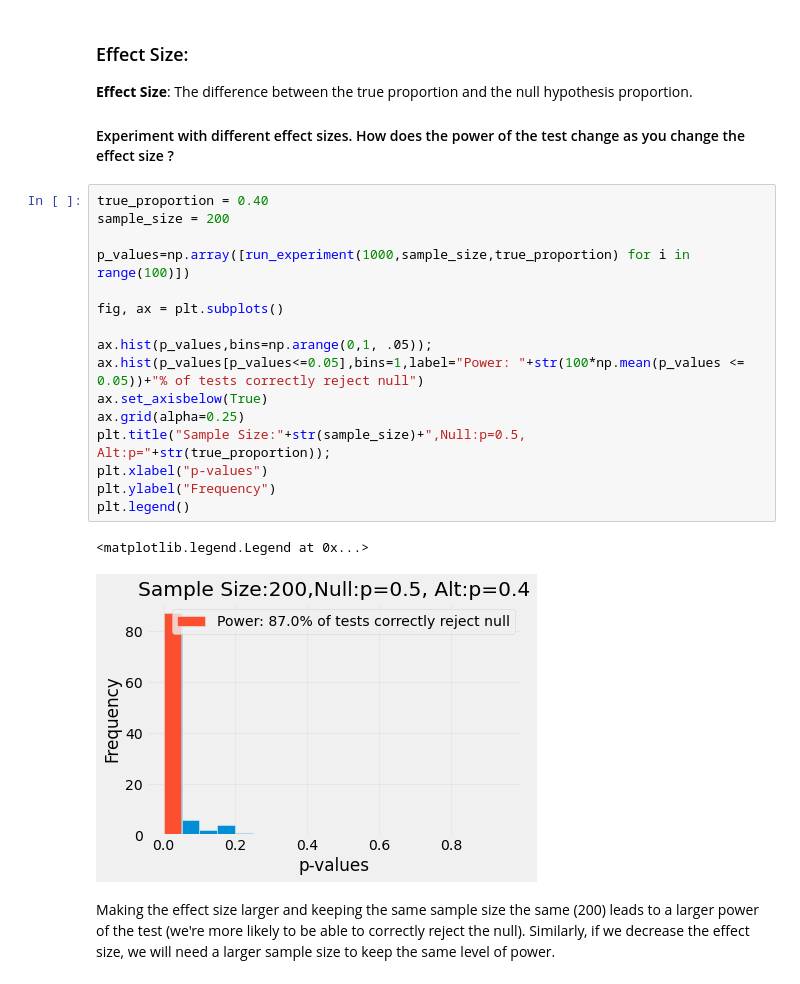
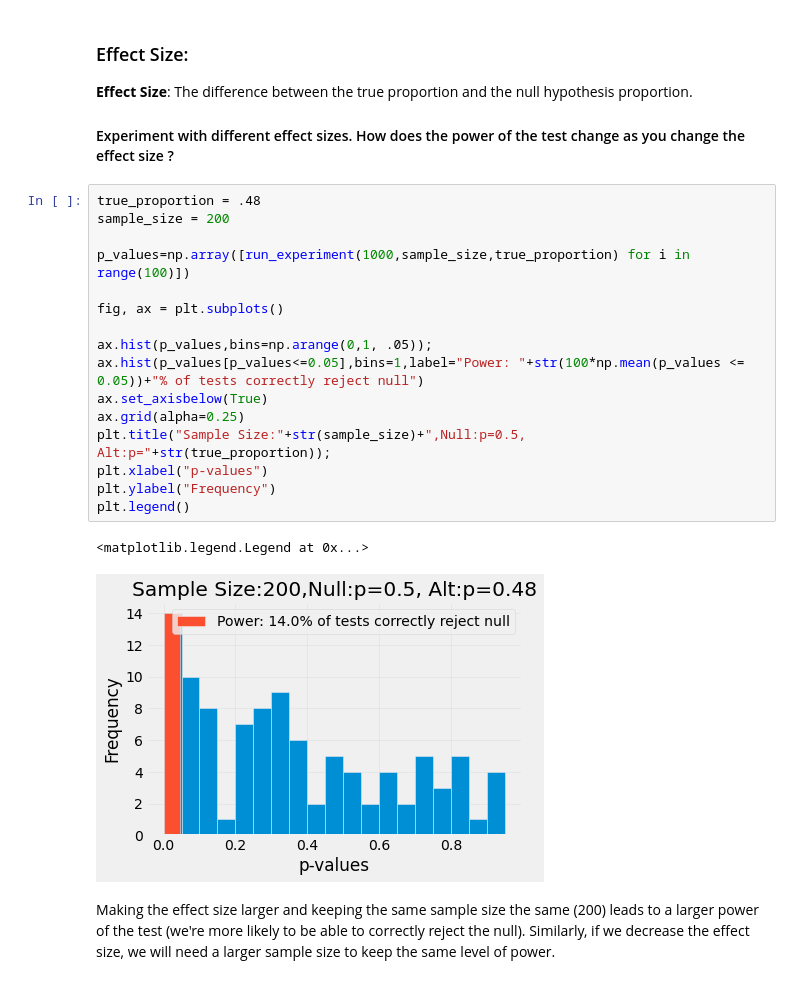
Before and after one commit to csci3022/f23-student, a Jupyter notebook: lec/lec22/lec22.ipynb, the cells around one changed output. Drawn from its saved outputs; the diff is of its cells as text.

```diff
--- a/lec/lec22/lec22.ipynb
+++ b/lec/lec22/lec22.ipynb
@@ -442,24 +441,24 @@ plt.legend()
 **Effect Size**:  The difference between the true proportion and the null hypothesis proportion.
 #### Experiment with different effect sizes.  How does the power of the test change as you change the effect size ?
 # %%
-true_proportion = 0.40
+true_proportion = .48
 sample_size = 200
 
 p_values=np.array([run_experiment(1000,sample_size,true_proportion) for i in range(100)])
 
 fig, ax = plt.subplots()
 
 ax.hist(p_values,bins=np.arange(0,1, .05));
 ax.hist(p_values[p_values<=0.05],bins=1,label="Power: "+str(100*np.mean(p_values <= 0.05))+"% of tests correctly reject null")
 ax.set_axisbelow(True)
 ax.grid(alpha=0.25)
 plt.title("Sample Size:"+str(sample_size)+",Null:p=0.5, Alt:p="+str(true_proportion));
 plt.xlabel("p-values")
 plt.ylabel("Frequency")
 plt.legend()
 # %% [output]
 <matplotlib.legend.Legend at 0x...>
-[figure, old version]
+[figure, new version]
 # %% [markdown]
 Making the effect size larger and keeping the same sample size the same (200) leads to a larger power of the test (we're more likely to be able to correctly reject the null).
 Similarly, if we decrease the effect size, we will need a larger sample size to keep the same level of power.
```
Also changed, not shown: parts of 7 cells of this notebook, 7 other files.
